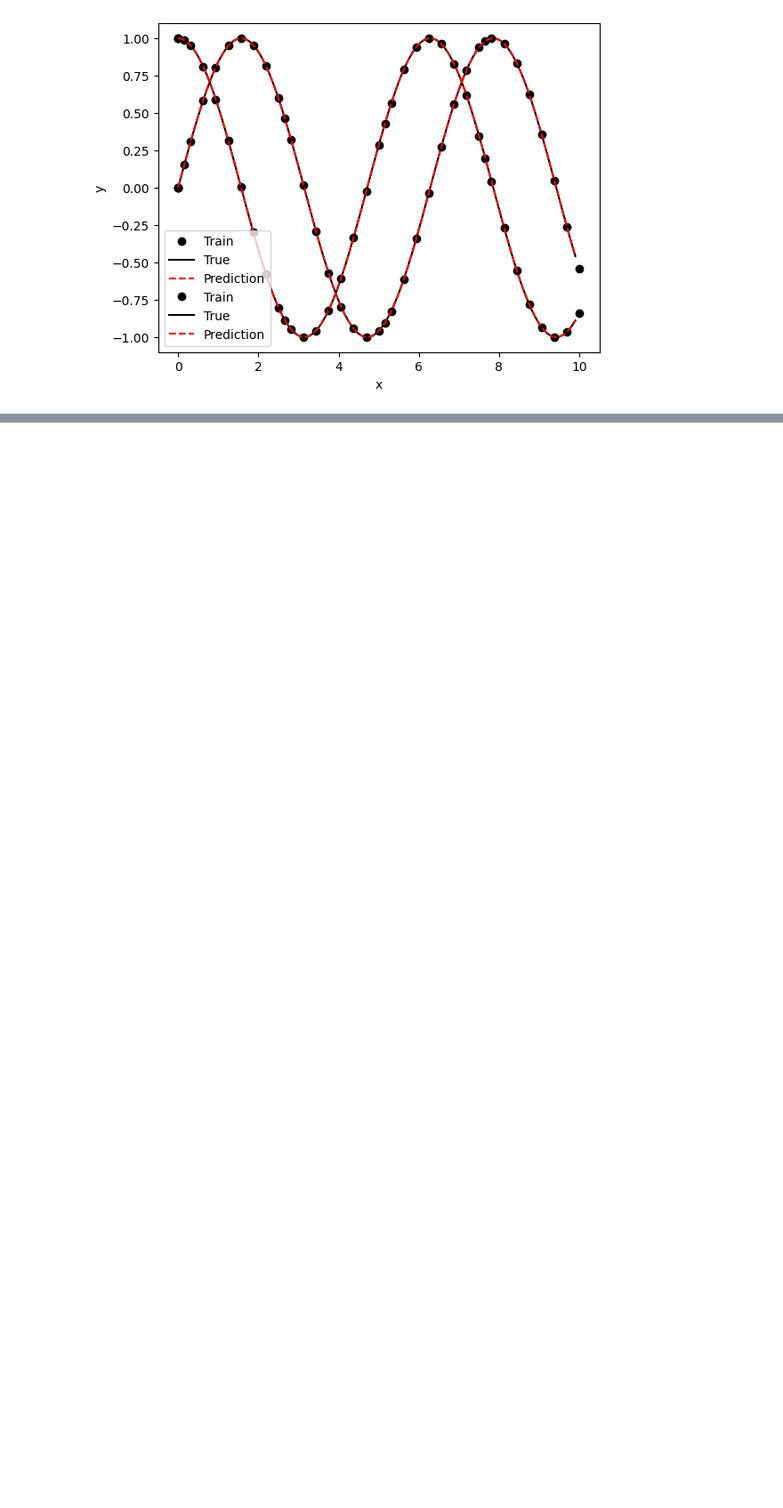
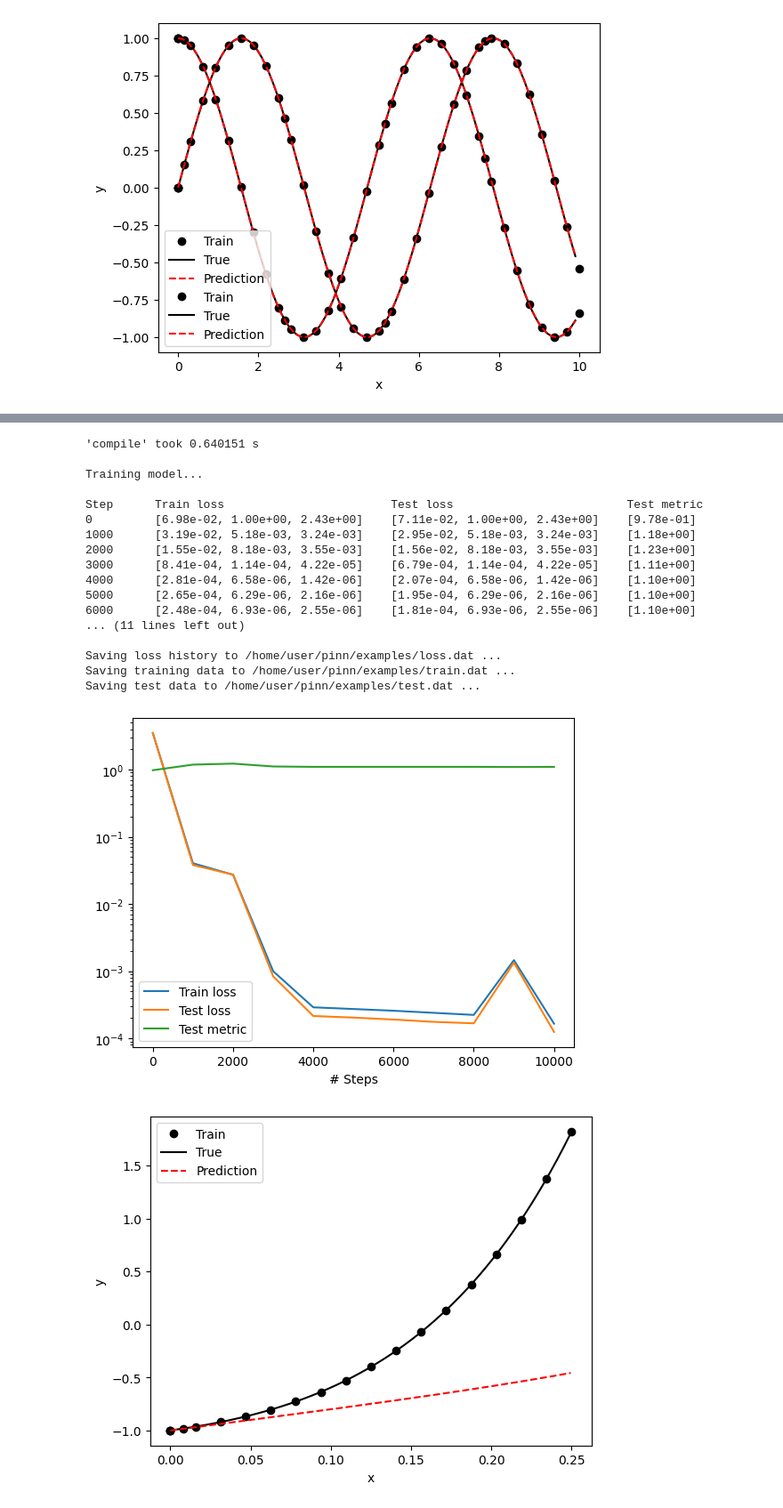
Before and after one commit to mramalingam2203/pinn, a Jupyter notebook: examples/deepxd.ipynb, the cells around one changed output, grey strips where cells are left out. Shown at 89% size. Cells and saved outputs as stored; diff of their text form; code cells hidden in the pictures; blank space fills up the shorter version.

```diff
--- a/examples/deepxd.ipynb
+++ b/examples/deepxd.ipynb
@@ -609,0 +233,48 @@ IndexError: index 0 is out of bounds for axis 0 with size 0
+# %%
+"""Backend supported: tensorflow.compat.v1, tensorflow, pytorch, paddle"""
+
+R = 50 #ohms
+L = 10.6 #mH
+C = 1.06 #uF
+
+def ode(t, y):
+    dy_dt = dde.grad.jacobian(y, t)
+    d2y_dt2 = dde.grad.hessian(y, t)
+    return d2y_dt2 - (R/L)* dy_dt - (1/C*L) * y
+
+
+def func(t):
+    return 50 / 81 + t * 5 / 9 - 2 * np.exp(t) + (31 / 81) * np.exp(9 * t)
+
+
+geom = dde.geometry.TimeDomain(0, 0.25)
+
+
+def boundary_l(t, on_initial):
+    return on_initial and dde.utils.isclose(t[0], 0)
+
+
+def bc_func1(inputs, outputs, X):
+    return outputs + 1
+
+
+def bc_func2(inputs, outputs, X):
+    return dde.grad.jacobian(outputs, inputs, i=0, j=None) - 2
+
+ic1 = dde.icbc.IC(geom, lambda x: -1, lambda _, on_initial: on_initial)
+ic2 = dde.icbc.OperatorBC(geom, bc_func2, boundary_l)
+
+data = dde.data.TimePDE(geom, ode, [ic1, ic2], 16, 2, solution=func, num_test=500)
+layer_size = [1] + [50] * 3 + [1]
+activation = "tanh"
+initializer = "Glorot uniform"
+net = dde.nn.FNN(layer_size, activation, initializer)
+
+model = dde.Model(data, net)
+model.compile(
+    "adam", lr=0.001, metrics=["l2 relative error"], loss_weights=[0.01, 1, 1]
+)
+losshistory, train_state = model.train(iterations=10000)
+
+dde.saveplot(losshistory, train_state, issave=True, isplot=True)
+# %% [output]
@@ -609,0 +284,19 @@ IndexError: index 0 is out of bounds for axis 0 with size 0
+'compile' took 0.640151 s
+
+Training model...
+
+Step      Train loss                        Test loss                         Test metric
+0         [6.98e-02, 1.00e+00, 2.43e+00]    [7.11e-02, 1.00e+00, 2.43e+00]    [9.78e-01]
+1000      [3.19e-02, 5.18e-03, 3.24e-03]    [2.95e-02, 5.18e-03, 3.24e-03]    [1.18e+00]
+2000      [1.55e-02, 8.18e-03, 3.55e-03]    [1.56e-02, 8.18e-03, 3.55e-03]    [1.23e+00]
+3000      [8.41e-04, 1.14e-04, 4.22e-05]    [6.79e-04, 1.14e-04, 4.22e-05]    [1.11e+00]
+4000      [2.81e-04, 6.58e-06, 1.42e-06]    [2.07e-04, 6.58e-06, 1.42e-06]    [1.10e+00]
+5000      [2.65e-04, 6.29e-06, 2.16e-06]    [1.95e-04, 6.29e-06, 2.16e-06]    [1.10e+00]
+6000      [2.48e-04, 6.93e-06, 2.55e-06]    [1.81e-04, 6.93e-06, 2.55e-06]    [1.10e+00]
+... (11 lines left out)
+
+Saving loss history to /home/user/pinn/examples/loss.dat ...
+Saving training data to /home/user/pinn/examples/train.dat ...
+Saving test data to /home/user/pinn/examples/test.dat ...
+[figure, added]
+[figure, added]
```
Also changed, not shown: parts of 10 cells of this notebook.
